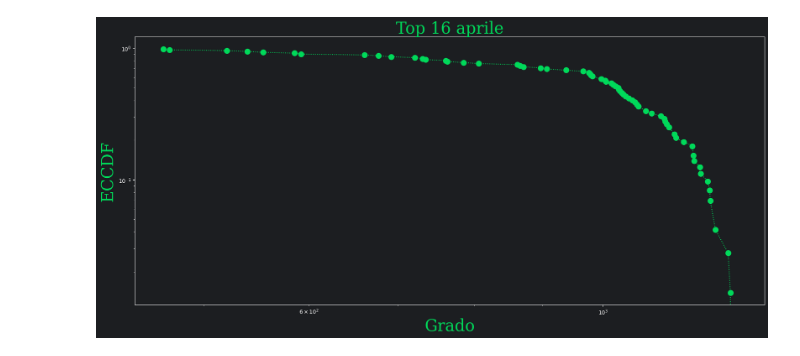
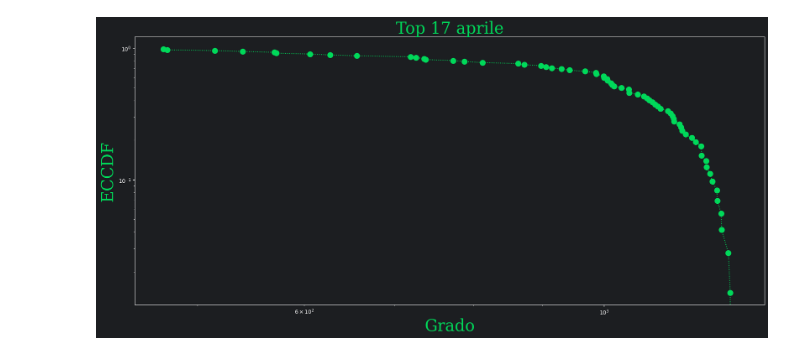
Before and after one commit to MarcoColan01/Social-Media-Mining, a Jupyter notebook: Progetto/Network analisys/ECDFs.ipynb, the cells around one changed output. Drawn from its saved outputs; the diff is of its cells as text; code cells hidden in the pictures.

```diff
--- a/Progetto/Network analisys/ECDFs.ipynb
+++ b/Progetto/Network analisys/ECDFs.ipynb
@@ -11,7 +11,7 @@ import matplotlib as mpl
 # %%
 #for z in range (1,16):
 giorno = 10
-for z in range (6,7):
+for z in range (7,8):
     with open(f'viral0{z}.pkl', 'rb') as f:
             grafo = pickle.load(f)
     #grafo = nx.read_gpickle('viral01.pkl')
@@ -30,31 +30,31 @@ for z in range (6,7):
     y = cdf_fb(x)
 
     # Visualizzazione
     fig_cdf_function = plt.figure(figsize=(21,9))
     fig_cdf_function.set_facecolor('#1c1e21')
     assi = fig_cdf_function.gca()
     assi.set_facecolor('#1c1e21')
 
     fpath = os.path.join(mpl.get_data_path(), "fonts/ttf/DejaVuSerif.ttf")
     prop = fm.FontProperties(fname=fpath)
     fname = os.path.split(fpath)[1]
 
     assi.set_xlabel('X-axis')
     assi.set_ylabel('Y-axis')
 
     assi.spines['left'].set_color('white')
     assi.spines['right'].set_color('white')         # setting up Y-axis tick color to red
     assi.spines['top'].set_color('white')
     assi.spines['bottom'].set_color('white')
     assi.tick_params(colors='white', which='both')
 
     assi.loglog(x,1-y,color = '#00d95a', linestyle = ':', marker= 'o',ms = 10)
     plt.title(f'Top {giorno+z} aprile'.format(fname), fontproperties=prop, size = 30, color='#00d95a')
     assi.set_xlabel('Grado'.format(fname), fontproperties=prop, size = 30, color='#00d95a')
     assi.set_ylabel('ECCDF'.format(fname), fontproperties=prop, size = 30, color='#00d95a')
 
     plt.savefig(f'global_ECDF0{z}.png')
     giorno += 1
     #plt.show()
 # %% [output]
-[figure, old version]
+[figure, new version]
```
Also changed, not shown: 27 other files.
